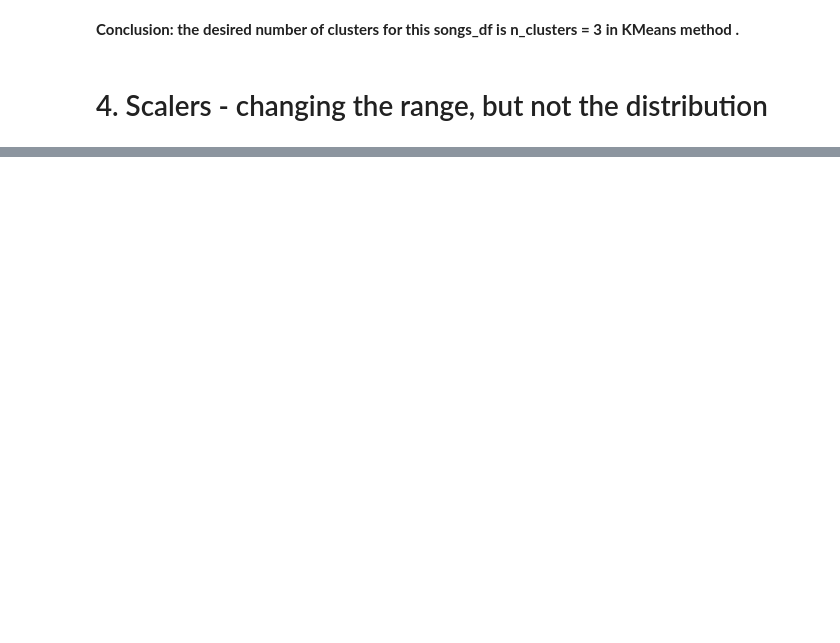
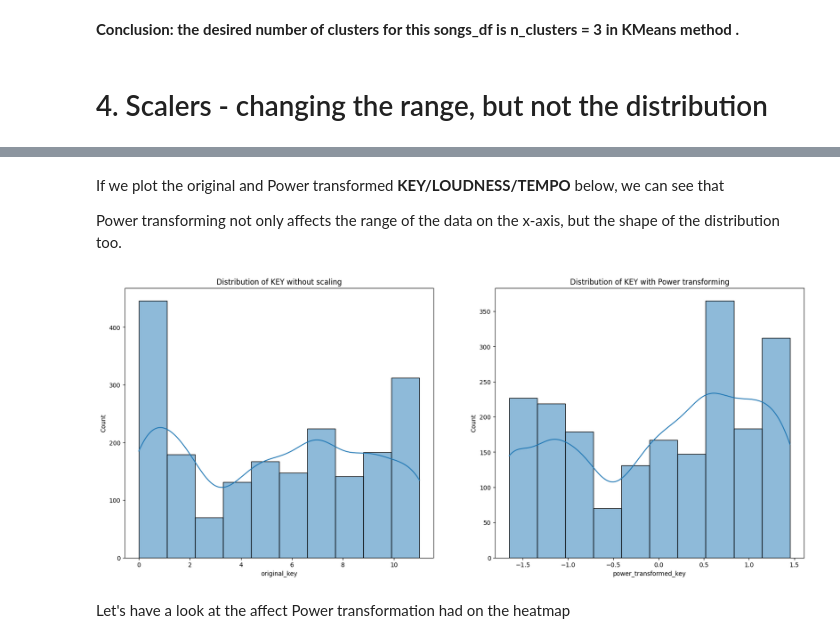
Before and after one commit to PhoenixCC0722/JoinTheGame_Magist, a Jupyter notebook: Chapter6_ML_2_01_scaling_data_5000_songs.ipynb, the cells around one changed output, grey strips where cells are left out. Cells and saved outputs as stored; diff of their text form; code cells hidden in the pictures; blank space fills up the shorter version.

```diff
--- a/Chapter6_ML_2_01_scaling_data_5000_songs.ipynb
+++ b/Chapter6_ML_2_01_scaling_data_5000_songs.ipynb
@@ -346,0 +362,5 @@ plt.show()
+# %%
+# Drop the 'artist', 'mode', 'type', 'duration_ms', 'time_signature', 'id', 'html' - with intuition
+songs_df = songs_df.drop(columns=['Unnamed: 0', 'artist', 'mode', 'type', 'duration_ms', 'time_signature', 'id', 'html'])
+#  'key', 'loudness', 'tempo' are the three features need to be scaled
+songs_df.tail()
@@ -346,0 +375,6 @@ plt.show()
+# %%
+# direct apply PowerTransformer object
+# Create a PowerTransformer object
+scaler = PowerTransformer().set_output(transform="pandas") # If you want to explore set_output further https://blog.scikit-learn.org/technical/pandas-dataframe-output-for-sklearn-transformer/
+# Transform the foods_df DataFrame
+with_KeyLoudTempo_power = scaler.fit_transform(songs_df)
@@ -346,0 +393,16 @@ plt.show()
+# %%
+# Display the original DataFrame and Power transformed DataFrame to compare
+comparison_df = pd.DataFrame({
+    'original_key': songs_df['key'],
+    'original_loudness': songs_df['loudness'],
+    'original_tempo': songs_df['tempo'],
+    'power_transformed_key': with_KeyLoudTempo_power['key'],
+    'power_transformed_loudness': with_KeyLoudTempo_power['loudness'],
+    'power_transformed_tempo': with_KeyLoudTempo_power['tempo']
+})
+
+# Sort the DataFrame by the 'original_key' column
+sorted_comparison_df = comparison_df.sort_values(by='original_key')
+
+# Display the sorted DataFrame
+sorted_comparison_df.tail()
@@ -346,0 +417,22 @@ plt.show()
+# %% [markdown]
+If we plot the original and Power transformed **KEY/LOUDNESS/TEMPO** below, we can see that
+
+Power transforming not only affects the range of the data on the x-axis, but the shape of the distribution too.
+# %%
+# Stating that we want two plots
+fig, (ax1, ax2) = plt.subplots(1, 2, figsize=(20, 8))
+#sampling to reduce the calculation time
+sample_df = sorted_comparison_df.sample(n=2000, axis='rows')
+# Plotting the two plots
+sns.histplot(data=sample_df.loc[:,'original_key'], bins=10, kde=True, ax=ax1);
+sns.histplot(data=sample_df.loc[:,'power_transformed_key'], bins=10, kde=True, ax=ax2);
+
+# Adding titles to the plots
+ax1.set_title('Distribution of KEY without scaling')
+ax2.set_title('Distribution of KEY with Power transforming')
+
+plt.show()
+# %% [output]
+[figure, added]
+# %% [markdown]
+Let's have a look at the affect Power transformation had on the heatmap
```
Also changed, not shown: parts of 15 cells of this notebook.
